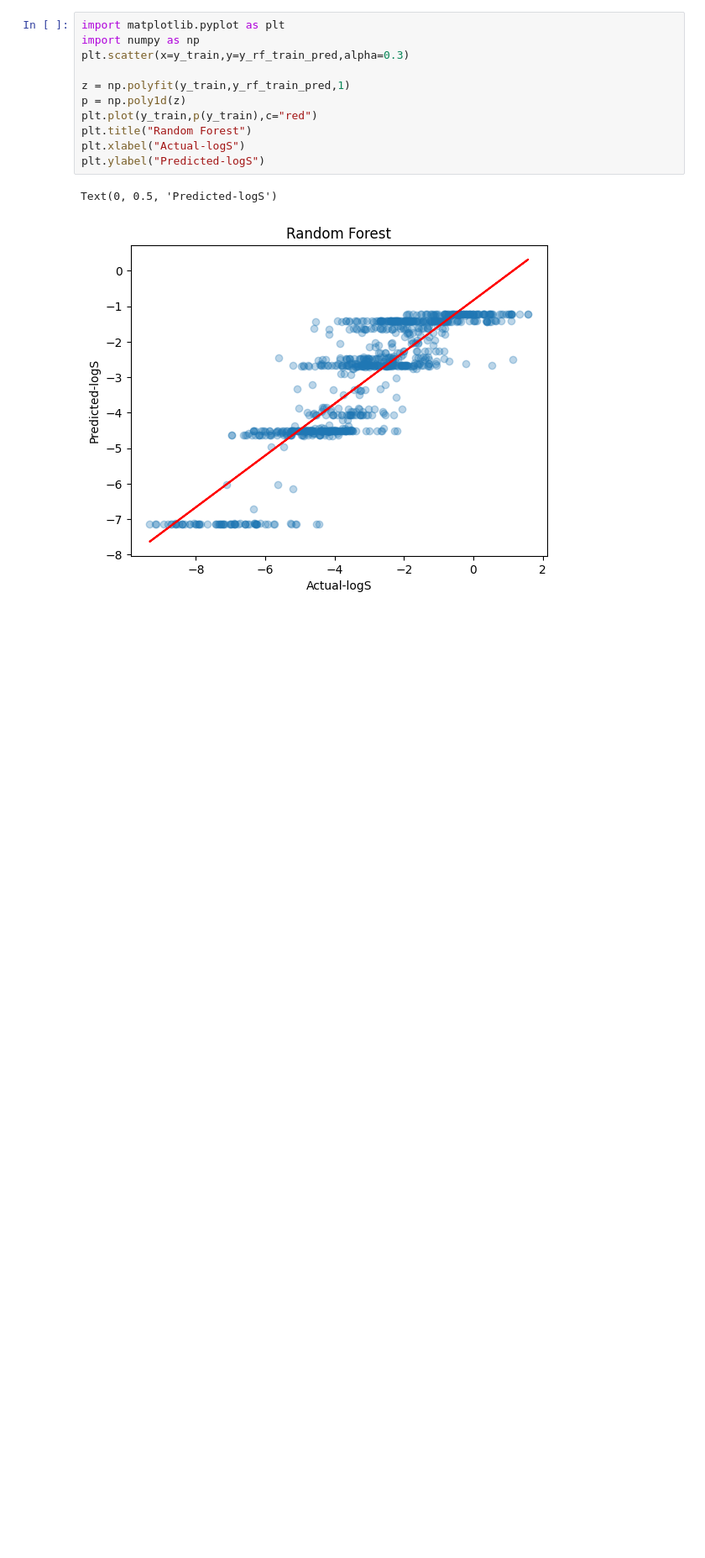
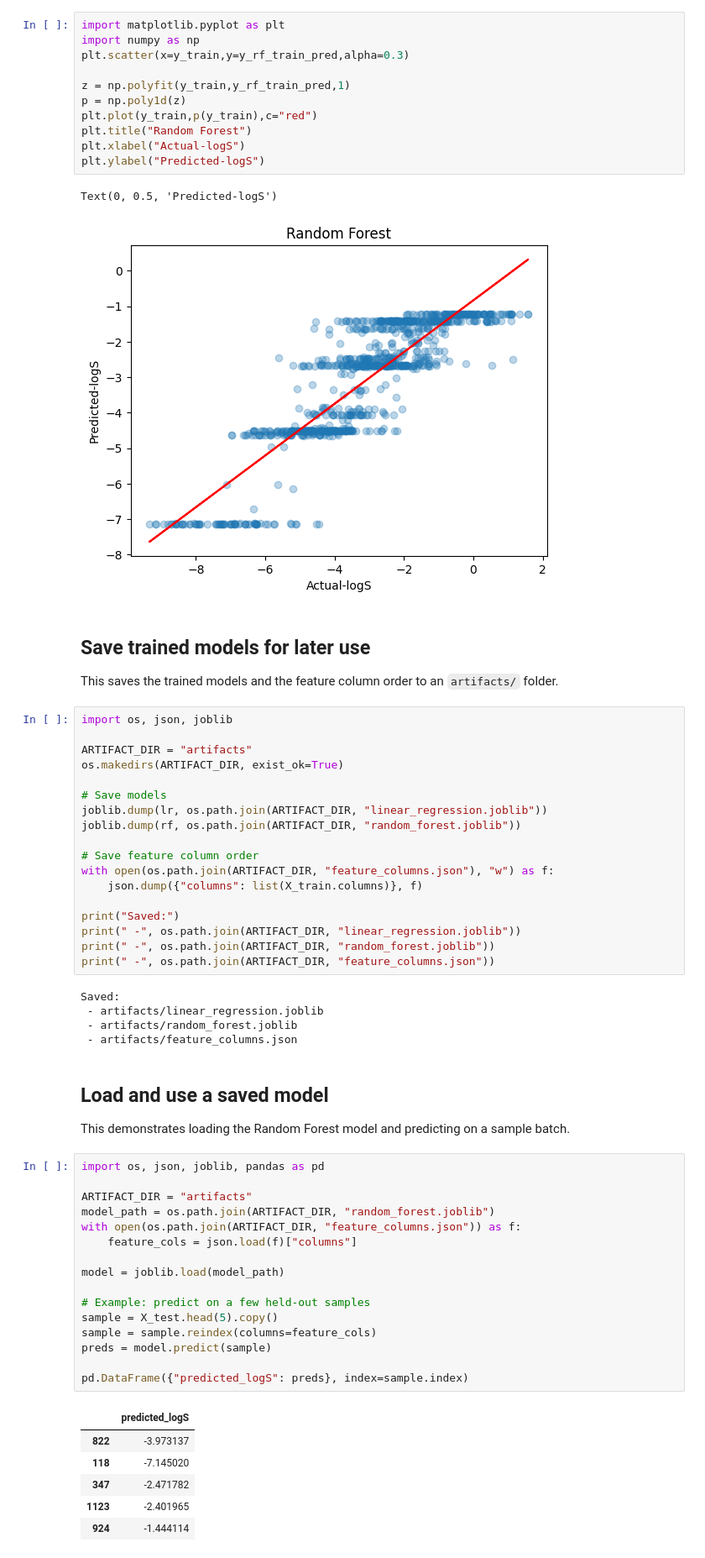
Before and after one commit to MohammadSameer19/Solubility-Prediction, a Jupyter notebook: solubility-prediction-model.ipynb, the cells around one changed output. Shown: that part at 84% size. Cells and saved outputs as stored; diff of their text form; blank space fills up the shorter version.

```diff
--- a/solubility-prediction-model.ipynb
+++ b/solubility-prediction-model.ipynb
@@ -204,3 +217,57 @@ plt.ylabel("Predicted-logS")
 # %% [output]
 Text(0, 0.5, 'Predicted-logS')
 [figure]
+# %% [markdown]
+## Save trained models for later use
+
+This saves the trained models and the feature column order to an `artifacts/` folder.
+# %%
+import os, json, joblib
+
+ARTIFACT_DIR = "artifacts"
+os.makedirs(ARTIFACT_DIR, exist_ok=True)
+
+# Save models
+joblib.dump(lr, os.path.join(ARTIFACT_DIR, "linear_regression.joblib"))
+joblib.dump(rf, os.path.join(ARTIFACT_DIR, "random_forest.joblib"))
+
+# Save feature column order
+with open(os.path.join(ARTIFACT_DIR, "feature_columns.json"), "w") as f:
+    json.dump({"columns": list(X_train.columns)}, f)
+
+print("Saved:")
+print(" -", os.path.join(ARTIFACT_DIR, "linear_regression.joblib"))
+print(" -", os.path.join(ARTIFACT_DIR, "random_forest.joblib"))
+print(" -", os.path.join(ARTIFACT_DIR, "feature_columns.json"))
+# %% [output]
+Saved:
+ - artifacts/linear_regression.joblib
+ - artifacts/random_forest.joblib
+ - artifacts/feature_columns.json
+# %% [markdown]
+## Load and use a saved model
+
+This demonstrates loading the Random Forest model and predicting on a sample batch.
+# %%
+import os, json, joblib, pandas as pd
+
+ARTIFACT_DIR = "artifacts"
+model_path = os.path.join(ARTIFACT_DIR, "random_forest.joblib")
+with open(os.path.join(ARTIFACT_DIR, "feature_columns.json")) as f:
+    feature_cols = json.load(f)["columns"]
+
+model = joblib.load(model_path)
+
+# Example: predict on a few held-out samples
+sample = X_test.head(5).copy()
+sample = sample.reindex(columns=feature_cols)
+preds = model.predict(sample)
+
+pd.DataFrame({"predicted_logS": preds}, index=sample.index)
+# %% [output]
+|  | predicted_logS |
+| 822 | -3.973137 |
+| 118 | -7.145020 |
+| 347 | -2.471782 |
+| 1123 | -2.401965 |
+| 924 | -1.444114 |
```
Also changed, not shown: parts of 4 cells of this notebook, 5 other files.
